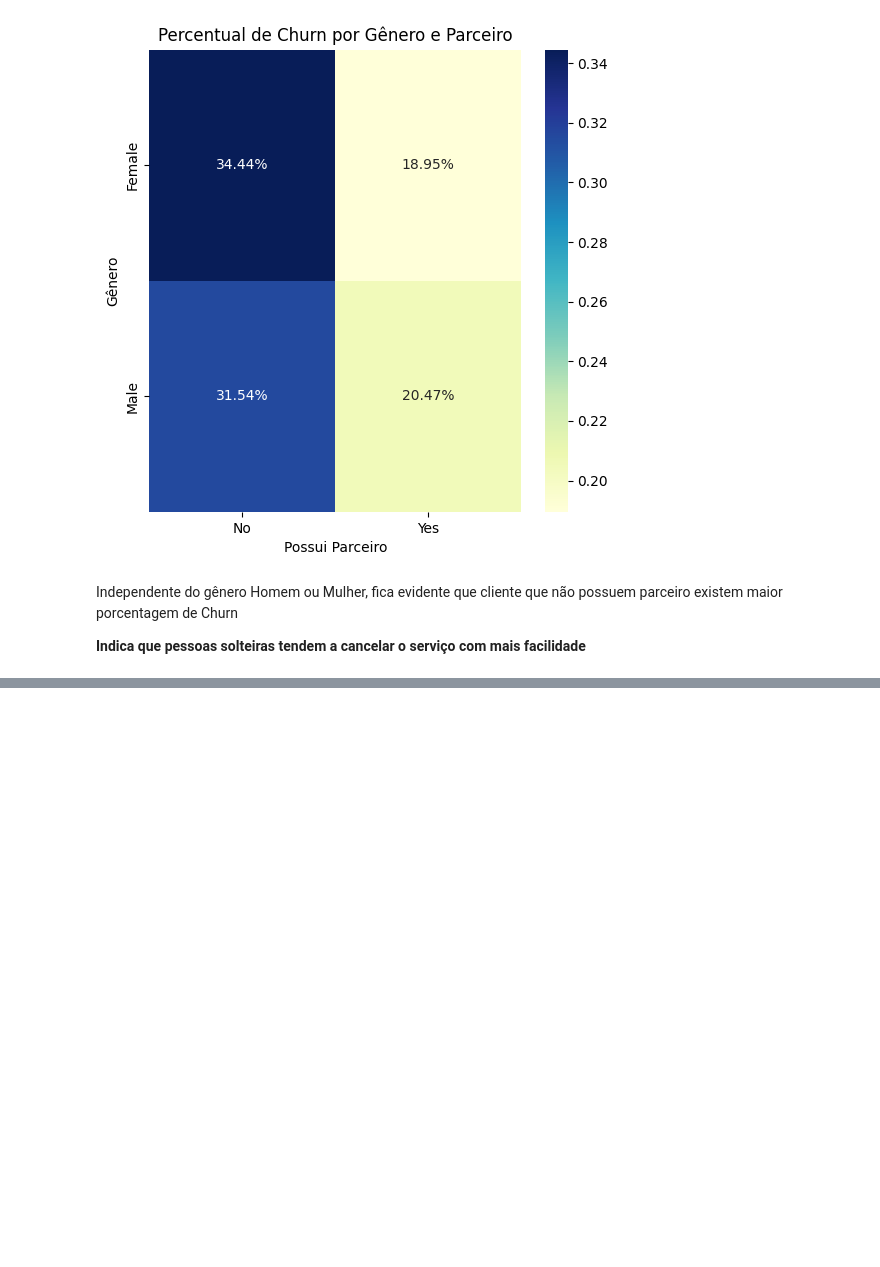
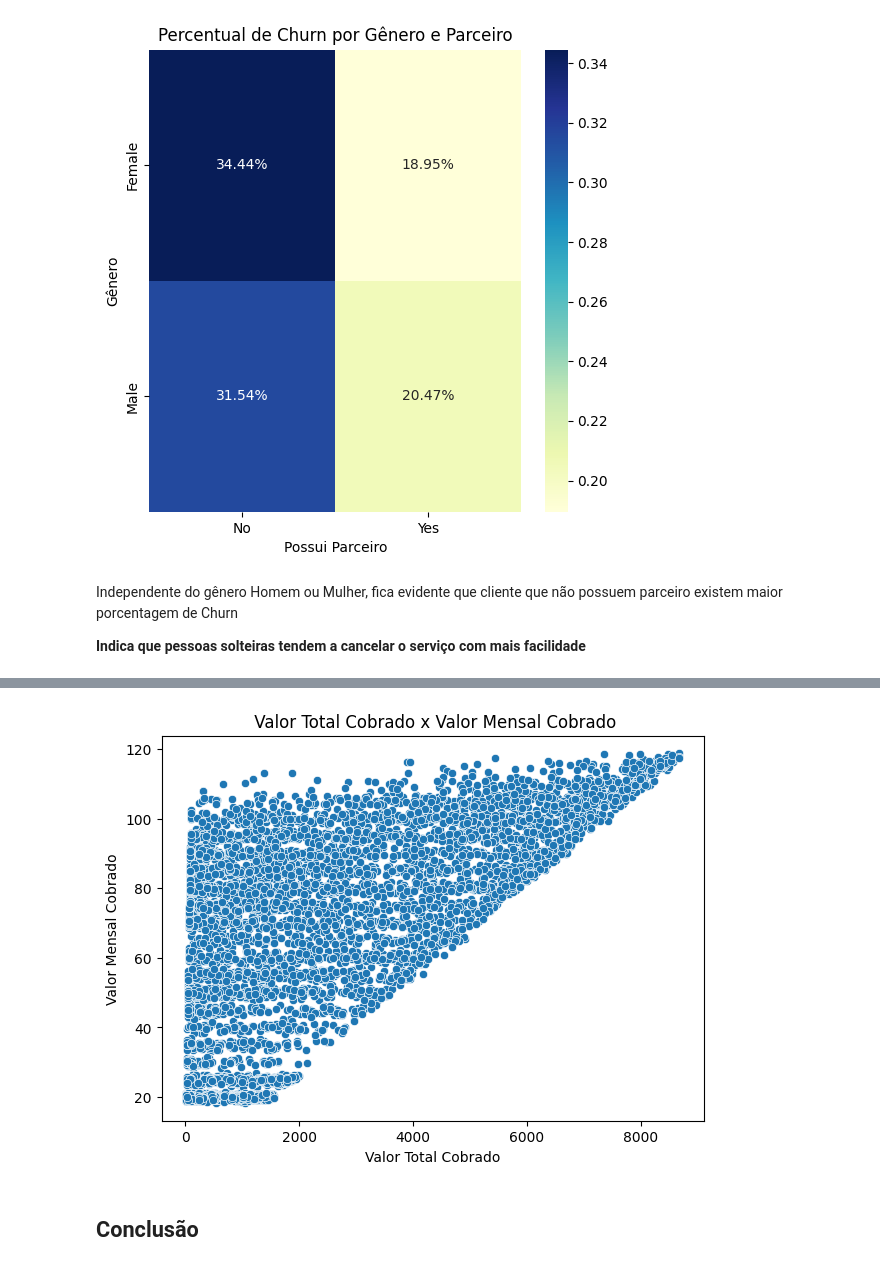
Before and after one commit to Lucas-Silva-Analytics/CaseChurn, a Jupyter notebook: notebooks/case_churn.ipynb, the cells around one changed output, grey strips where cells are left out. Cells and saved outputs as stored; diff of their text form; code cells hidden in the pictures; blank space fills up the shorter version.

Commit message:
Concluido a análise bivariada e indo para a conclusão

```diff
--- a/notebooks/case_churn.ipynb
+++ b/notebooks/case_churn.ipynb
@@ -545,0 +587,11 @@ Independente do gênero Homem ou Mulher, fica evidente que cliente que não poss
+# %%
+plt.figure(figsize=(7,5))
+sns.scatterplot(x='TotalCharges', y='MonthlyCharges', data=df[colunas])
+plt.title(" Valor Total Cobrado x Valor Mensal Cobrado")
+plt.ylabel("Valor Mensal Cobrado")
+plt.xlabel("Valor Total Cobrado")
+plt.show()
+# %% [output]
+[figure, added]
+# %% [markdown]
+## Conclusão
```
Also changed, not shown: parts of 4 cells of this notebook.
